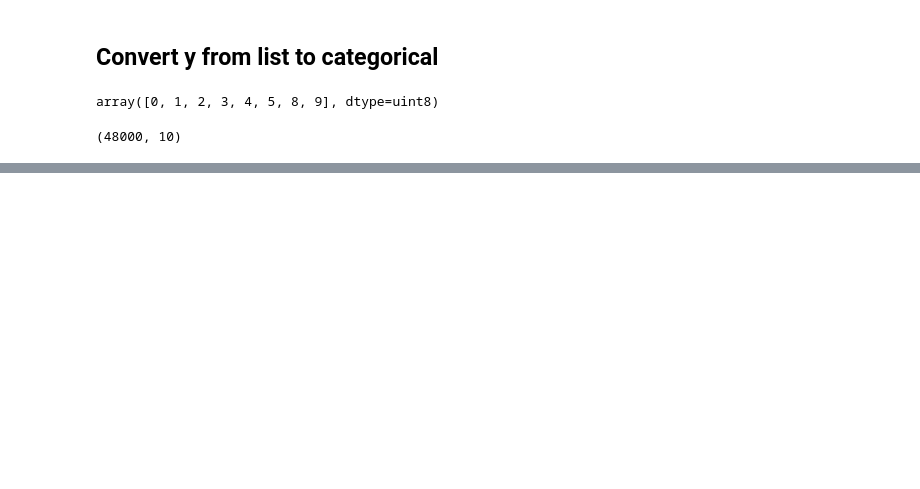
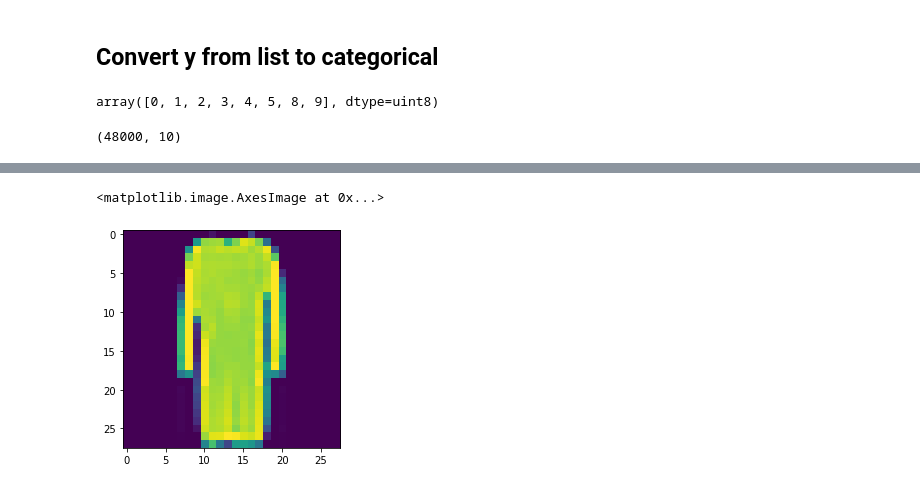
Before and after one commit to rahuljungbahadur/hands_on_ml_book, a Jupyter notebook: fashionMNIST_transfer_learning.ipynb, the cells around one changed output, grey strips where cells are left out. Cells and saved outputs as stored; diff of their text form; code cells hidden in the pictures; blank space fills up the shorter version.

```diff
--- a/fashionMNIST_transfer_learning.ipynb
+++ b/fashionMNIST_transfer_learning.ipynb
@@ -202,0 +263,5 @@ y_train_main2.shape
+# %%
+plt.imshow(X_train_main[22])
+# %% [output]
+<matplotlib.image.AxesImage at 0x...>
+[figure, added]
```
Also changed, not shown: parts of 22 cells of this notebook.
